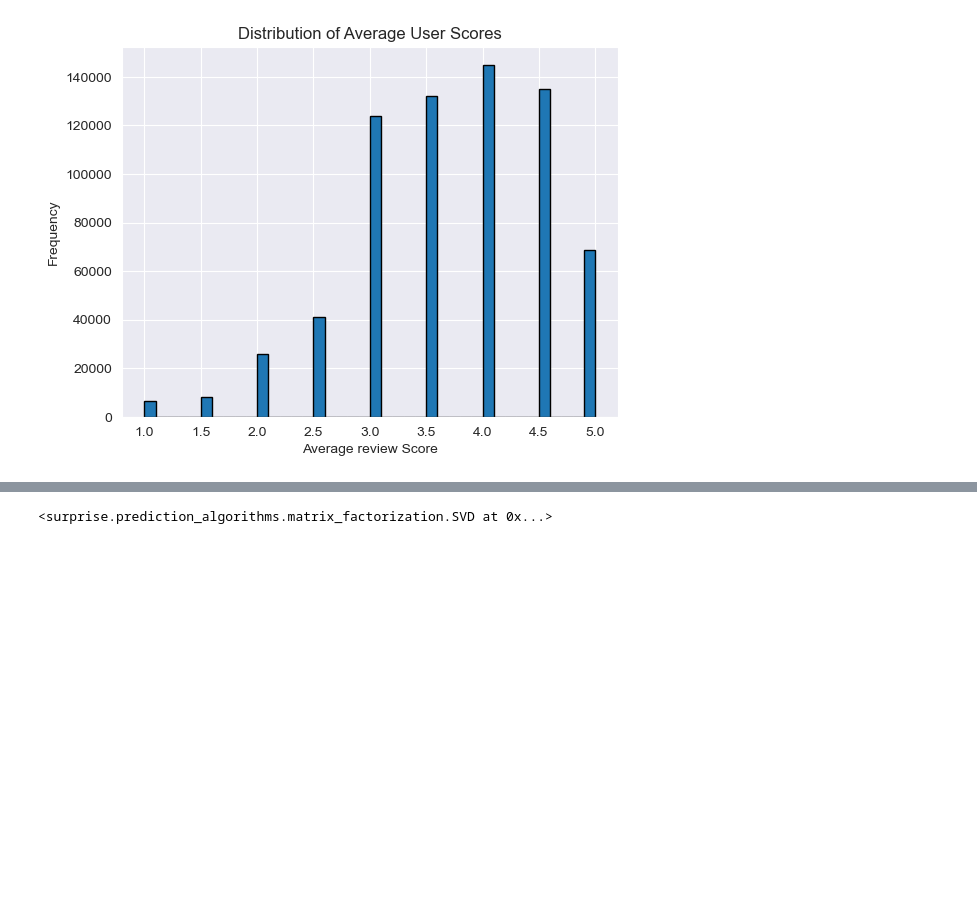
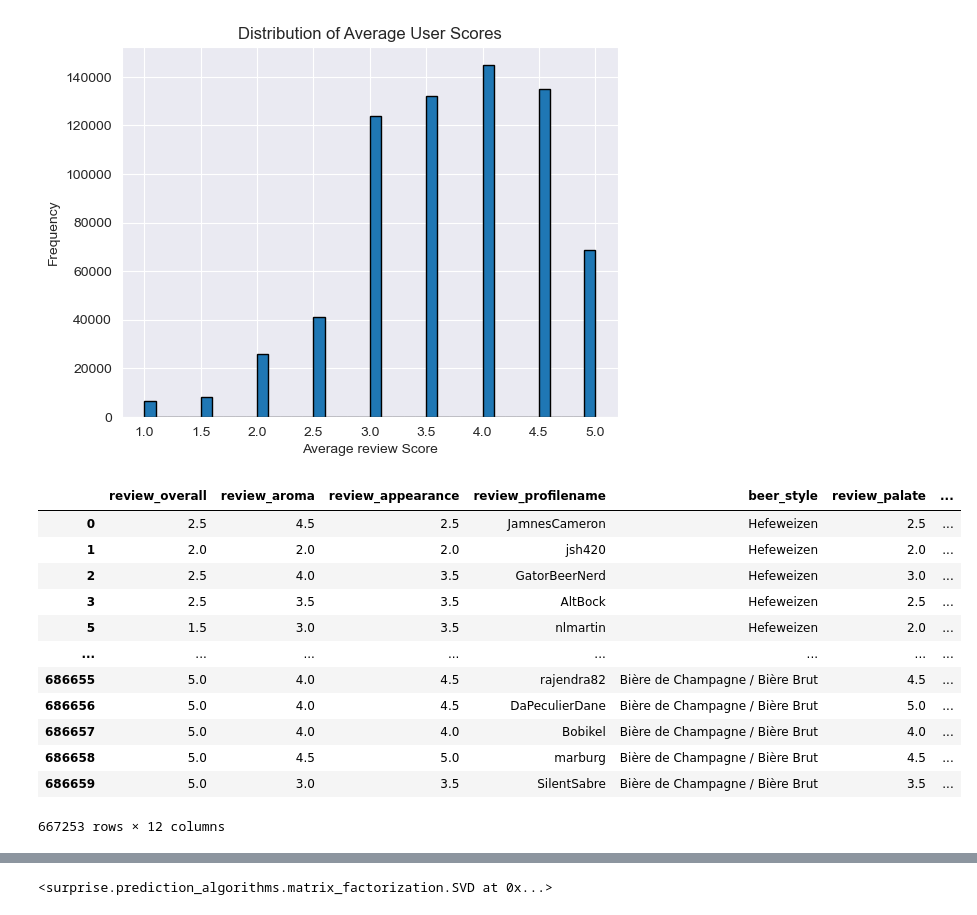
Before and after one commit to arturnovais/pad-recomendacao2023, a Jupyter notebook: pad.ipynb, the cells around one changed output, grey strips where cells are left out. Drawn from its saved outputs; the diff is of its cells as text; code cells hidden in the pictures; blank space fills up the shorter version.

```diff
--- a/pad.ipynb
+++ b/pad.ipynb
@@ -874,0 +882,16 @@ Text(0.5, 1.0, 'Distribution of Average User Scores')
+# %%
+df_treinamento
+# %% [output]
+|  | review_overall | review_aroma | review_appearance | review_profilename | beer_style | review_palate | ... |
+| 0 | 2.5 | 4.5 | 2.5 | JamnesCameron | Hefeweizen | 2.5 | ... |
+| 1 | 2.0 | 2.0 | 2.0 | jsh420 | Hefeweizen | 2.0 | ... |
+| 2 | 2.5 | 4.0 | 3.5 | GatorBeerNerd | Hefeweizen | 3.0 | ... |
+| 3 | 2.5 | 3.5 | 3.5 | AltBock | Hefeweizen | 2.5 | ... |
+| 5 | 1.5 | 3.0 | 3.5 | nlmartin | Hefeweizen | 2.0 | ... |
+| ... | ... | ... | ... | ... | ... | ... | ... |
+| 686655 | 5.0 | 4.0 | 4.5 | rajendra82 | Bière de Champagne / Bière Brut | 4.5 | ... |
+| 686656 | 5.0 | 4.0 | 4.5 | DaPeculierDane | Bière de Champagne / Bière Brut | 5.0 | ... |
+| 686657 | 5.0 | 4.0 | 4.0 | Bobikel | Bière de Champagne / Bière Brut | 4.0 | ... |
+| 686658 | 5.0 | 4.5 | 5.0 | marburg | Bière de Champagne / Bière Brut | 4.5 | ... |
+| 686659 | 5.0 | 3.0 | 3.5 | SilentSabre | Bière de Champagne / Bière Brut | 3.5 | ... |
+667253 rows × 12 columns
```
Also changed, not shown: parts of 20 cells of this notebook.
